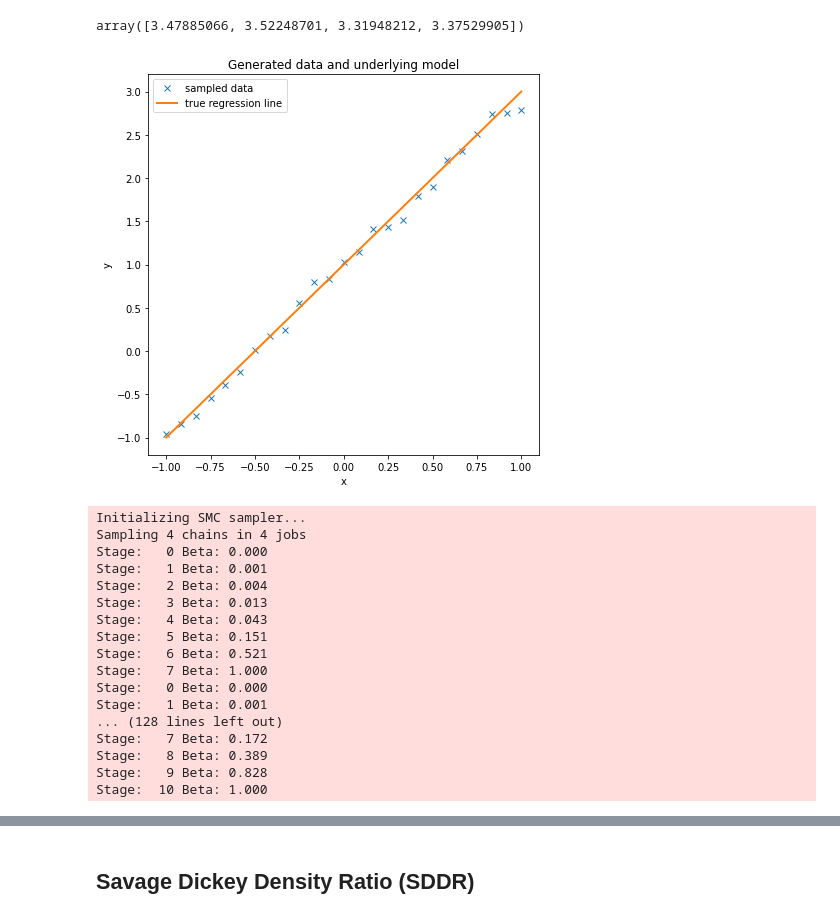
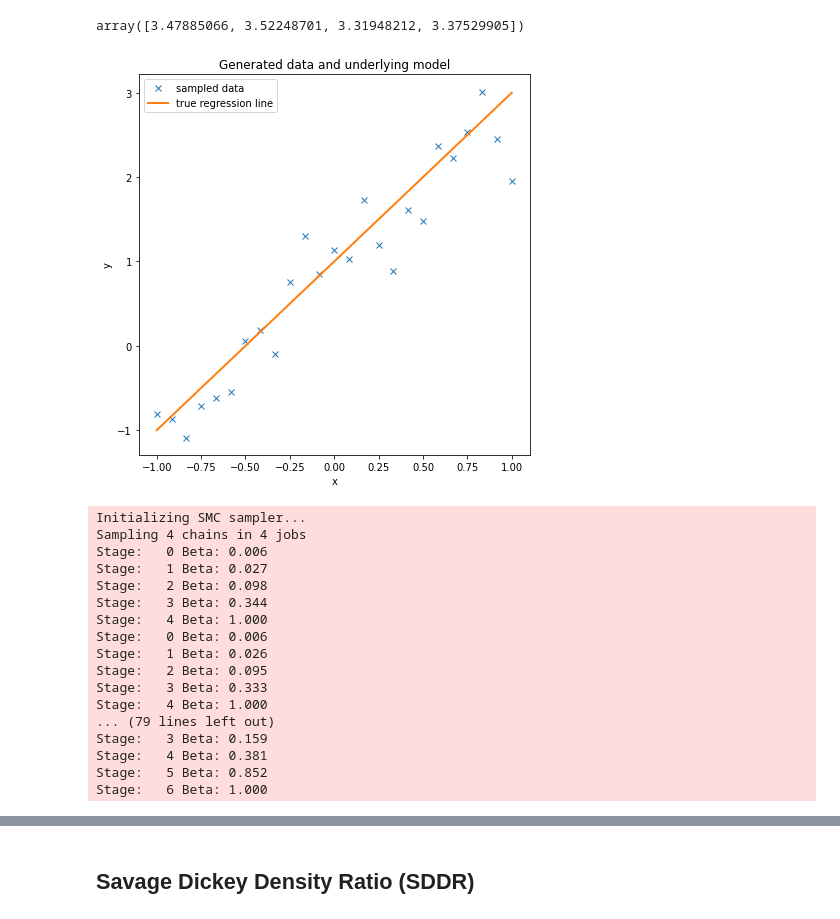
Before and after one commit to dschuechter/physics760_schuechter_krause, a Jupyter notebook: final_project/Code/Bayesian_model_selection_Testing.ipynb, the cells around one changed output, grey strips where cells are left out. Cells and saved outputs as stored; diff of their text form; code cells hidden in the pictures.

Commit message:
New Sigma and cleaned up

```diff
--- a/final_project/Code/Bayesian_model_selection_Testing.ipynb
+++ b/final_project/Code/Bayesian_model_selection_Testing.ipynb
@@ -62,24 +62,24 @@ array([3.47885066, 3.52248701, 3.31948212, 3.37529905])
 # %%
 size = 25 #no of datapoints
 true_intercept = 1
 true_slope = 2
 #true_sq=2
-sigma=1/10#noise
+sigma=1 #noise
 
 x = np.linspace(-1, 1, size)
 # y = a + b*x
 true_regression_line = true_intercept + true_slope * x#+2*x**2
 # add noise
 y = true_regression_line + np.random.normal(scale=sigma, size=size)
 
 data = dict(x=x, y=y)
 fig = plt.figure(figsize=(7, 7))
 ax = fig.add_subplot(111, xlabel="x", ylabel="y", title="Generated data and underlying model")
 ax.plot(x, y, "x", label="sampled data")
 ax.plot(x, true_regression_line, label="true regression line", lw=2.0)
 plt.legend(loc=0);
 # %% [output]
-[figure, old version]
+[figure, new version]
 # %%
 sampleSize = 1000 #no. of samples that will be drawn from the posterior
 prior_sigma = 2
@@ -133,21 +133,21 @@ with pm.Model() as cub_model:
 # %% [output]
 Initializing SMC sampler...
 Sampling 4 chains in 4 jobs
-Stage:   0 Beta: 0.000
-Stage:   1 Beta: 0.001
-Stage:   2 Beta: 0.004
-Stage:   3 Beta: 0.013
-Stage:   4 Beta: 0.043
-Stage:   5 Beta: 0.151
-Stage:   6 Beta: 0.521
-Stage:   7 Beta: 1.000
-Stage:   0 Beta: 0.000
-Stage:   1 Beta: 0.001
-... (128 lines left out)
-Stage:   7 Beta: 0.172
-Stage:   8 Beta: 0.389
-Stage:   9 Beta: 0.828
-Stage:  10 Beta: 1.000
+Stage:   0 Beta: 0.006
+Stage:   1 Beta: 0.027
+Stage:   2 Beta: 0.098
+Stage:   3 Beta: 0.344
+Stage:   4 Beta: 1.000
+Stage:   0 Beta: 0.006
+Stage:   1 Beta: 0.026
+Stage:   2 Beta: 0.095
+Stage:   3 Beta: 0.333
+Stage:   4 Beta: 1.000
+... (79 lines left out)
+Stage:   3 Beta: 0.159
+Stage:   4 Beta: 0.381
+Stage:   5 Beta: 0.852
+Stage:   6 Beta: 1.000
 # %%
 #plot the marginal posteriors for each sampled parameter, this is done by arviz
 with lin_model:
```
Also changed, not shown: parts of 14 cells of this notebook, 1 other file.
